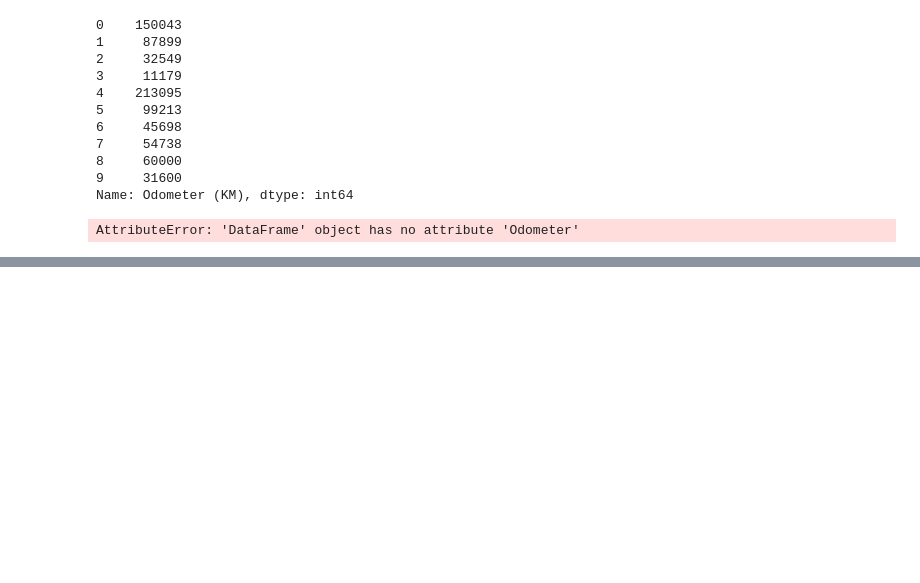
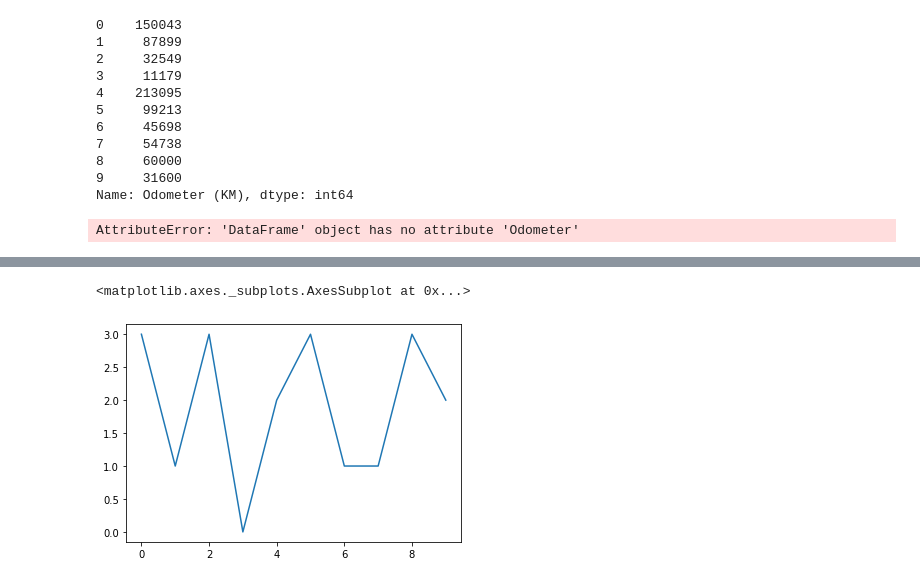
Before and after one commit to sammyview80/Data-analysis-and-Machine-learning, a Jupyter notebook: Introduction to pandas/Introduction to pandas.ipynb, the cells around one changed output, grey strips where cells are left out. Cells and saved outputs as stored; diff of their text form; code cells hidden in the pictures; blank space fills up the shorter version.

```diff
--- a/Introduction to pandas/Introduction to pandas.ipynb
+++ b/Introduction to pandas/Introduction to pandas.ipynb
@@ -343,0 +433,4 @@ car_sales[car_sales["Make"] == "T"]
+# %%
+le = preprocessing.LabelEncoder()
+# %%
+car_make = le.fit_transform(list(car_sales["Make"]))
@@ -343,0 +441,2 @@ car_sales[car_sales["Make"] == "T"]
+# %%
+car_Make = pd.Series(car_make) # This is how we convert the array into the series in pd
@@ -343,0 +457,5 @@ car_sales[car_sales["Make"] == "T"]
+# %%
+car_Make.plot()
+# %% [output]
+<matplotlib.axes._subplots.AxesSubplot at 0x...>
+[figure, added]
```
Also changed, not shown: parts of 77 cells of this notebook, 2 other files.
